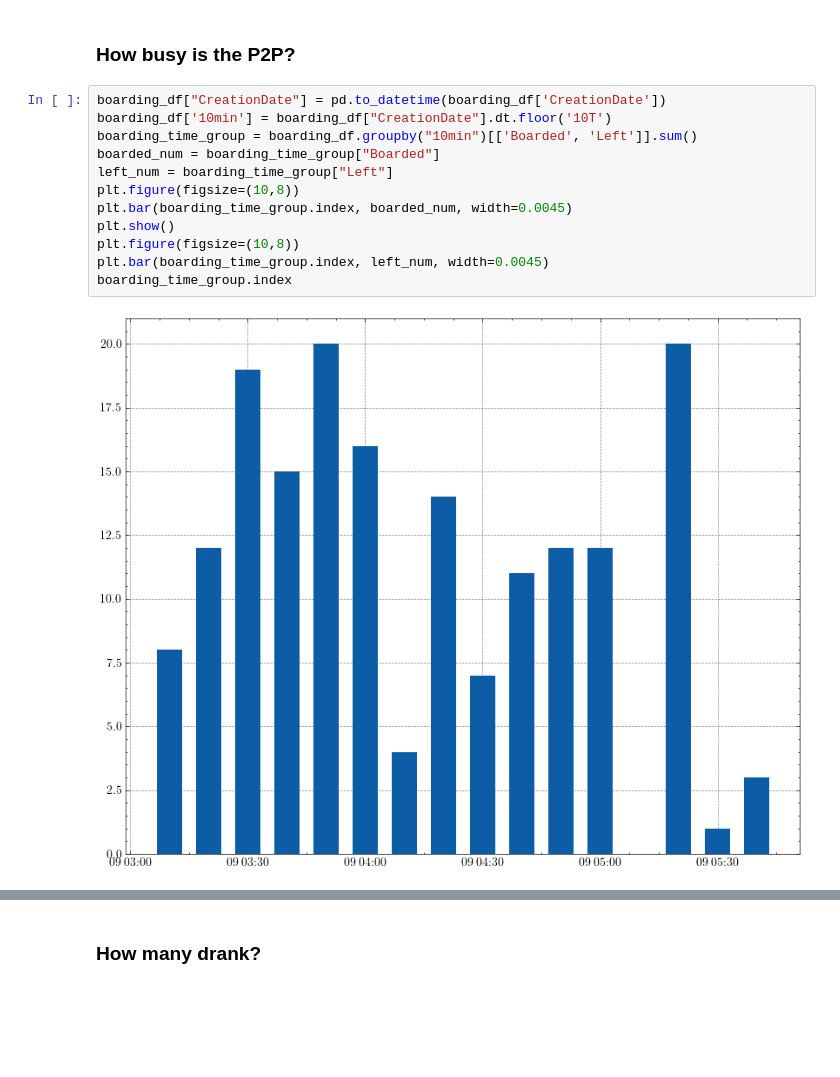
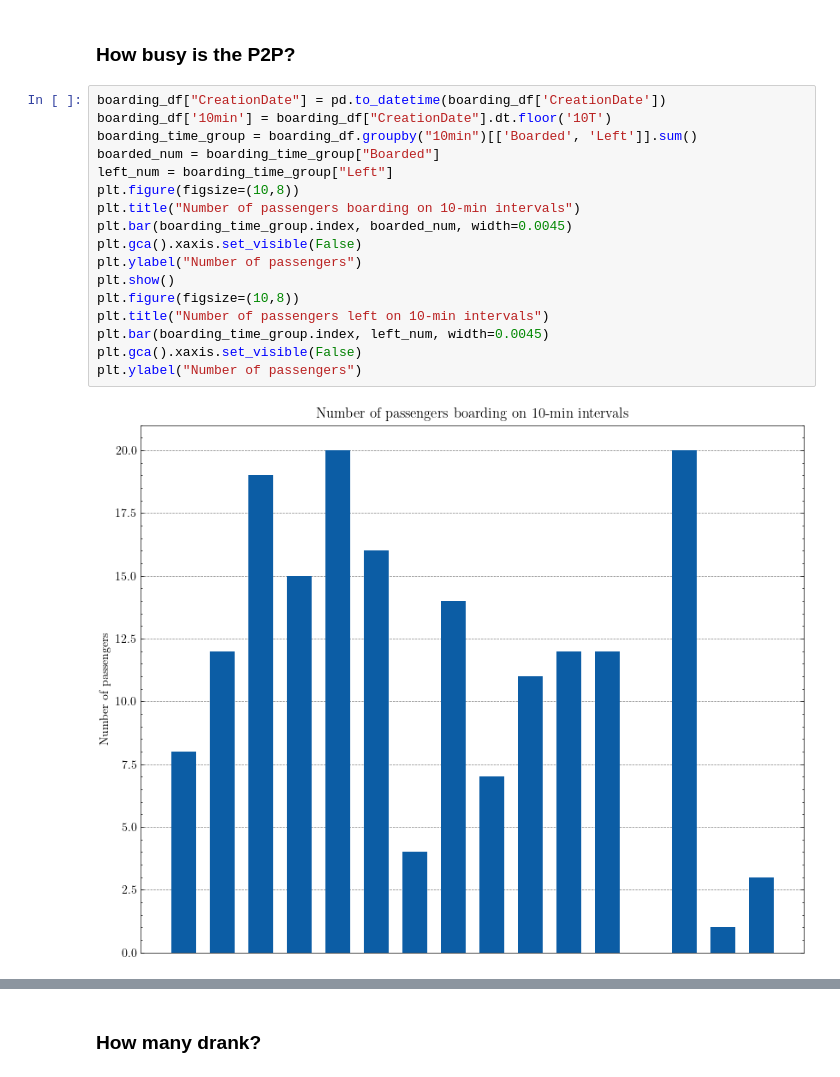
Before and after one commit to acoona/PLAN_89_Final-, a Jupyter notebook: data_analysis.ipynb, the cells around one changed output, grey strips where cells are left out. Drawn from its saved outputs; the diff is of its cells as text; blank space fills up the shorter version.

Commit message:
fixed first graph

```diff
--- a/data_analysis.ipynb
+++ b/data_analysis.ipynb
@@ -43,14 +43,19 @@ drinking_df = drinking_df_raw.rename(
 # %%
 boarding_df["CreationDate"] = pd.to_datetime(boarding_df['CreationDate'])
 boarding_df['10min'] = boarding_df["CreationDate"].dt.floor('10T')
 boarding_time_group = boarding_df.groupby("10min")[['Boarded', 'Left']].sum()
 boarded_num = boarding_time_group["Boarded"]
 left_num = boarding_time_group["Left"]
 plt.figure(figsize=(10,8))
+plt.title("Number of passengers boarding on 10-min intervals")
 plt.bar(boarding_time_group.index, boarded_num, width=0.0045)
+plt.gca().xaxis.set_visible(False)
+plt.ylabel("Number of passengers")
 plt.show()
 plt.figure(figsize=(10,8))
+plt.title("Number of passengers left on 10-min intervals")
 plt.bar(boarding_time_group.index, left_num, width=0.0045)
-boarding_time_group.index
+plt.gca().xaxis.set_visible(False)
+plt.ylabel("Number of passengers")
 # %% [output]
-[figure, old version]
+[figure, new version]
```
Also changed, not shown: parts of 1 cell of this notebook.
